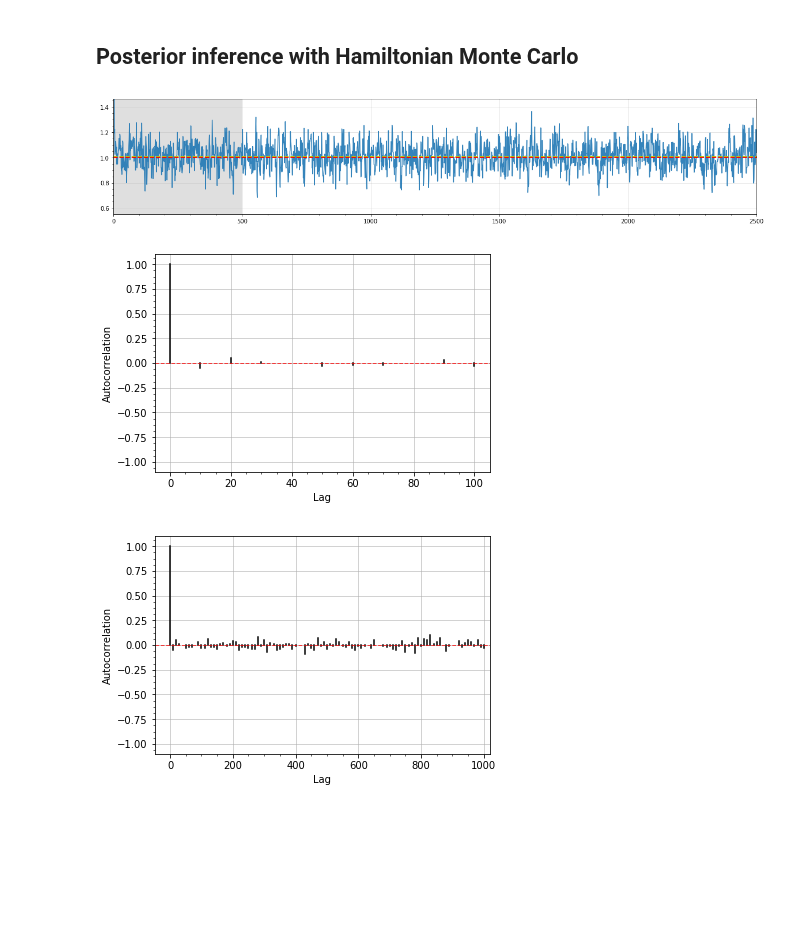
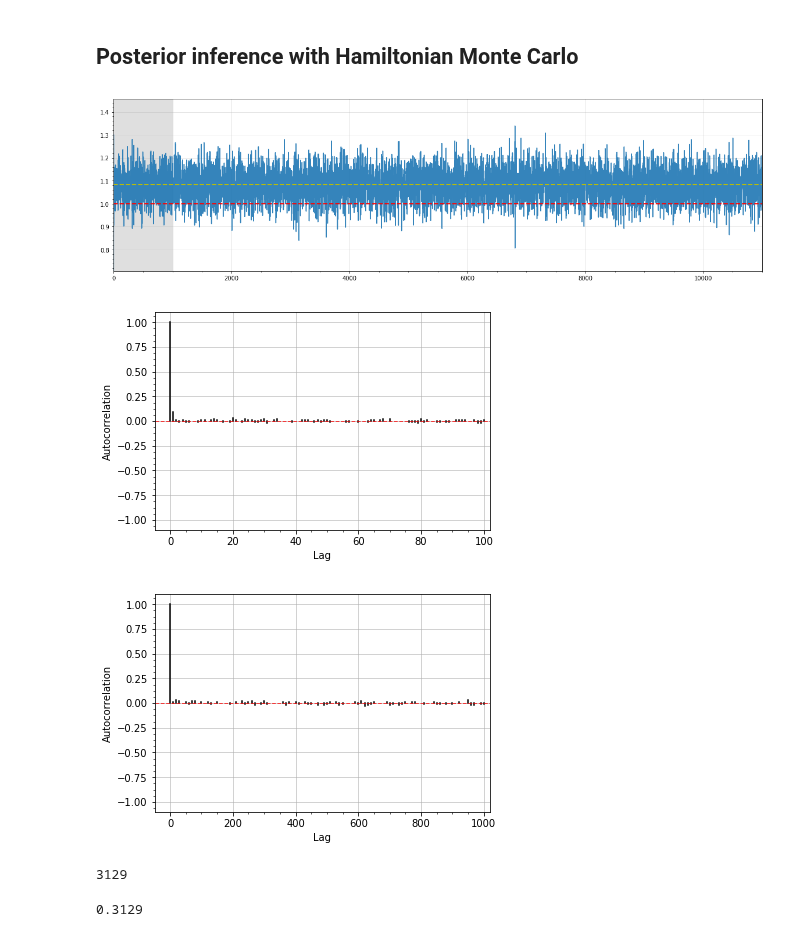
Before and after one commit to montefiore-institute/hypothesis, a Jupyter notebook: examples/hamiltonian_monte_carlo.ipynb, the cells around one changed output. Drawn from its saved outputs; the diff is of its cells as text; code cells hidden in the pictures; blank space fills up the shorter version.

```diff
--- a/examples/hamiltonian_monte_carlo.ipynb
+++ b/examples/hamiltonian_monte_carlo.ipynb
@@ -7,7 +7,7 @@ import matplotlib.pyplot as plt
 # %% [markdown]
 ## Observations
 # %%
-num_observations = 100
+num_observations = 250
 theta_true = 1.
 
 
@@ -38,8 +38,8 @@ theta_0 = torch.tensor(5).float()
 result = sampler.infer(
     observations,
     theta_0=theta_0,
-    samples=2000,
-    burnin_steps=500)
+    samples=10000,
+    burnin_steps=1000)
 # %%
 from hypothesis.visualization.mcmc import plot_trace
 from hypothesis.visualization.mcmc import plot_autocorrelation
@@ -51,14 +51,24 @@ fig.set_figheight(figure_height)
 fig.set_figwidth(figure_width)
 plt.show()
 # %% [output]
-[figure, old version]
+[figure, new version]
 # %%
-plot_autocorrelation(result, max_lag=100, interval=10)
+plot_autocorrelation(result, max_lag=100, interval=1)
 plt.show()
 # %% [output]
-[figure, old version]
+[figure, new version]
 # %%
 plot_autocorrelation(result, max_lag=1000, interval=10)
 plt.show()
 # %% [output]
-[figure, old version]
+[figure, new version]
+# %%
+effective_size = result.effective_size()
+
+effective_size
+# %% [output]
+3129
+# %%
+result.efficiency()
+# %% [output]
+0.3129
```
Also changed, not shown: parts of 6 cells of this notebook, 3 other files.
